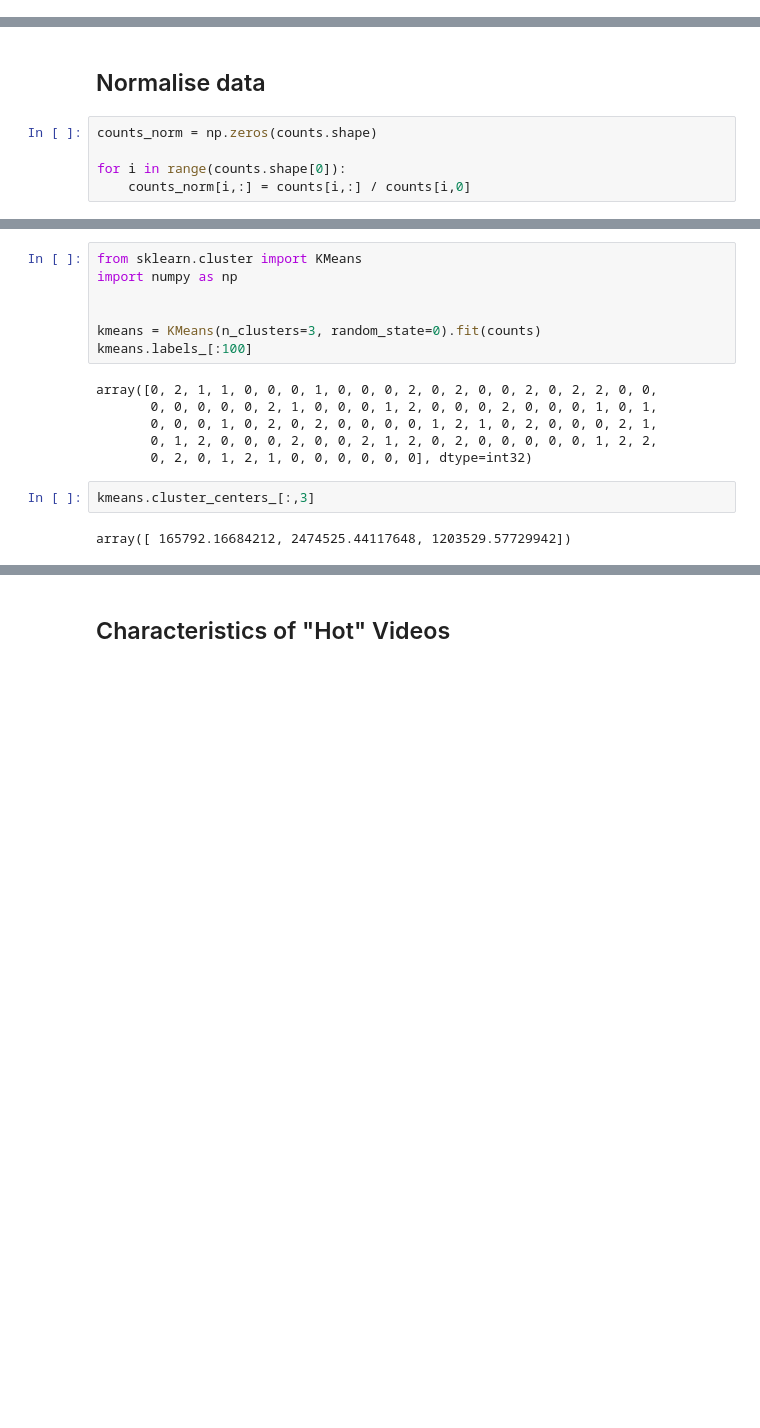
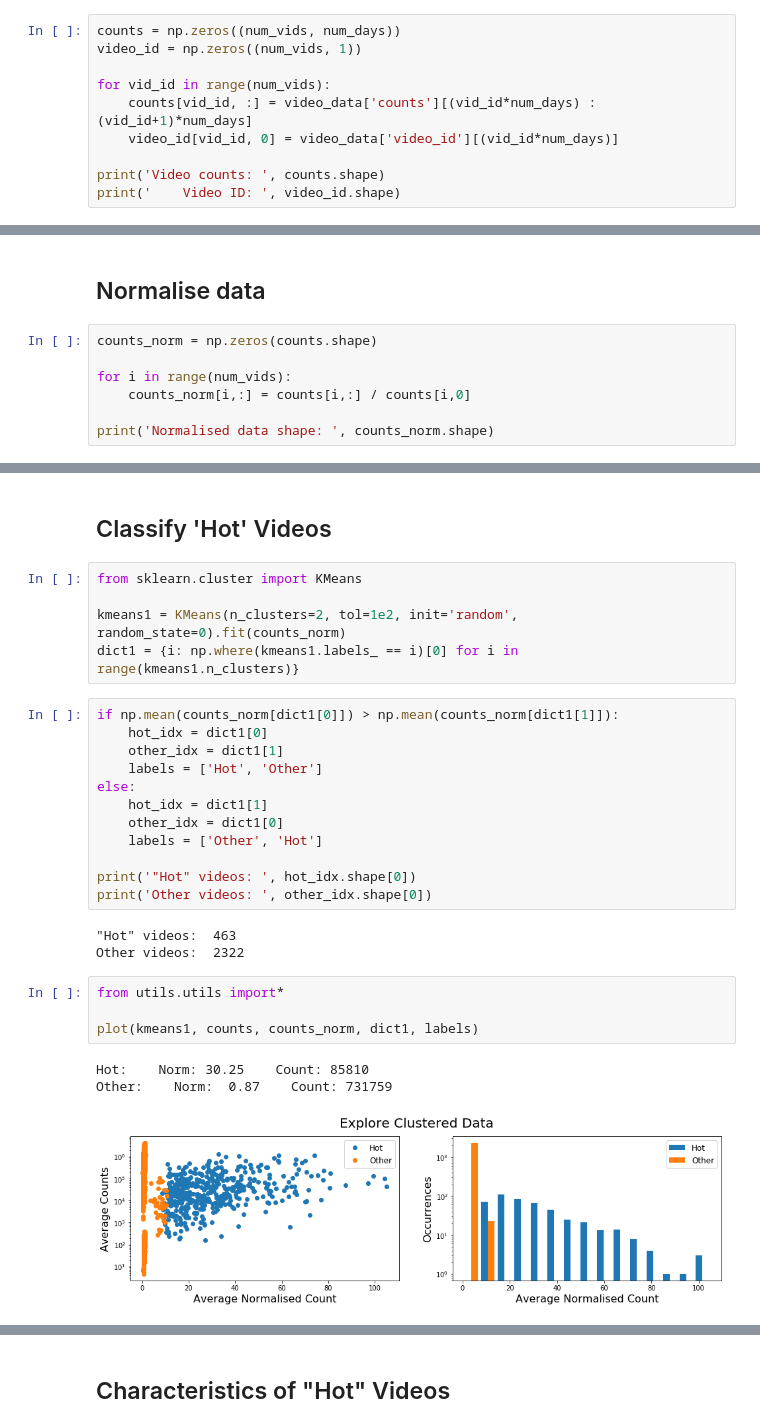
Before and after one commit to jordaninturrisi/Amazon_AWS_Research_Scientist_Challenge, a Jupyter notebook: Question2.ipynb, the cells around one changed output, grey strips where cells are left out. Drawn from its saved outputs; the diff is of its cells as text; blank space fills up the shorter version.

```diff
--- a/Question2.ipynb
+++ b/Question2.ipynb
@@ -70,0 +76,10 @@ for i in range(2785):
+# %%
+counts = np.zeros((num_vids, num_days))
+video_id = np.zeros((num_vids, 1))
+
+for vid_id in range(num_vids):
+    counts[vid_id, :] = video_data['counts'][(vid_id*num_days) : (vid_id+1)*num_days]
+    video_id[vid_id, 0] = video_data['video_id'][(vid_id*num_days)]
+
+print('Video counts: ', counts.shape)
+print('    Video ID: ', video_id.shape)
@@ -73,5 +91,7 @@ for i in range(2785):
 # %%
 counts_norm = np.zeros(counts.shape)
 
-for i in range(counts.shape[0]):
+for i in range(num_vids):
     counts_norm[i,:] = counts[i,:] / counts[i,0]
+
+print('Normalised data shape: ', counts_norm.shape)
@@ -85,17 +102,30 @@ concat.shape
-# %%
-from sklearn.cluster import KMeans
-import numpy as np
-
-
-kmeans = KMeans(n_clusters=3, random_state=0).fit(counts)
-kmeans.labels_[:100]
-# %% [output]
-array([0, 2, 1, 1, 0, 0, 0, 1, 0, 0, 0, 2, 0, 2, 0, 0, 2, 0, 2, 2, 0, 0,
-       0, 0, 0, 0, 0, 2, 1, 0, 0, 0, 1, 2, 0, 0, 0, 2, 0, 0, 0, 1, 0, 1,
-       0, 0, 0, 1, 0, 2, 0, 2, 0, 0, 0, 0, 1, 2, 1, 0, 2, 0, 0, 0, 2, 1,
-       0, 1, 2, 0, 0, 0, 2, 0, 0, 2, 1, 2, 0, 2, 0, 0, 0, 0, 0, 1, 2, 2,
-       0, 2, 0, 1, 2, 1, 0, 0, 0, 0, 0, 0], dtype=int32)
-# %%
-kmeans.cluster_centers_[:,3]
-# %% [output]
-array([ 165792.16684212, 2474525.44117648, 1203529.57729942])
+# %% [markdown]
+## Classify 'Hot' Videos
+# %%
+from sklearn.cluster import KMeans
+
+kmeans1 = KMeans(n_clusters=2, tol=1e2, init='random', random_state=0).fit(counts_norm)
+dict1 = {i: np.where(kmeans1.labels_ == i)[0] for i in range(kmeans1.n_clusters)}
+# %%
+if np.mean(counts_norm[dict1[0]]) > np.mean(counts_norm[dict1[1]]):
+    hot_idx = dict1[0]
+    other_idx = dict1[1]
+    labels = ['Hot', 'Other']
+else:
+    hot_idx = dict1[1]
+    other_idx = dict1[0]
+    labels = ['Other', 'Hot']
+
+print('"Hot" videos: ', hot_idx.shape[0])
+print('Other videos: ', other_idx.shape[0])
+# %% [output]
+"Hot" videos:  463
+Other videos:  2322
+# %%
+from utils.utils import*
+
+plot(kmeans1, counts, counts_norm, dict1, labels)
+# %% [output]
+Hot:    Norm: 30.25    Count: 85810
+Other:    Norm:  0.87    Count: 731759
+[figure, added]
```
Also changed, not shown: parts of 38 cells of this notebook, 1 other file.
